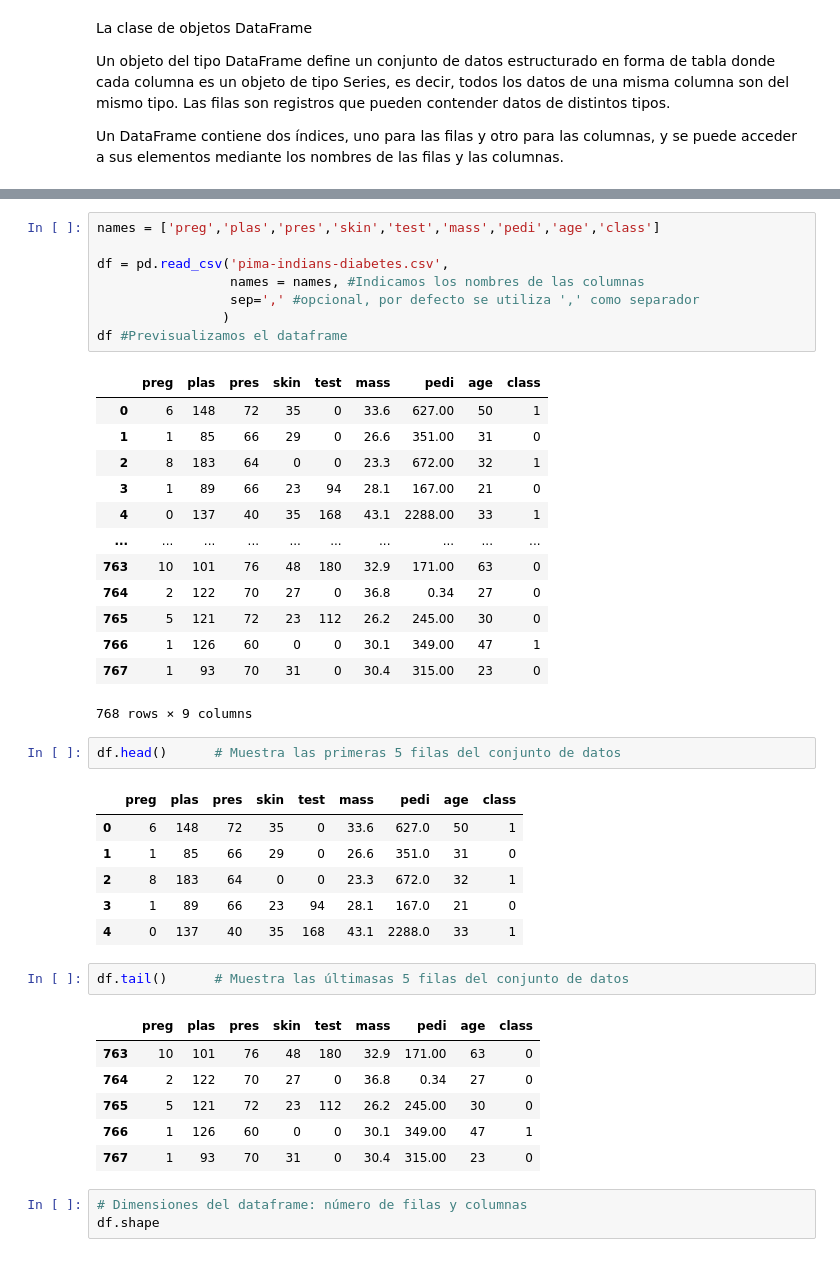
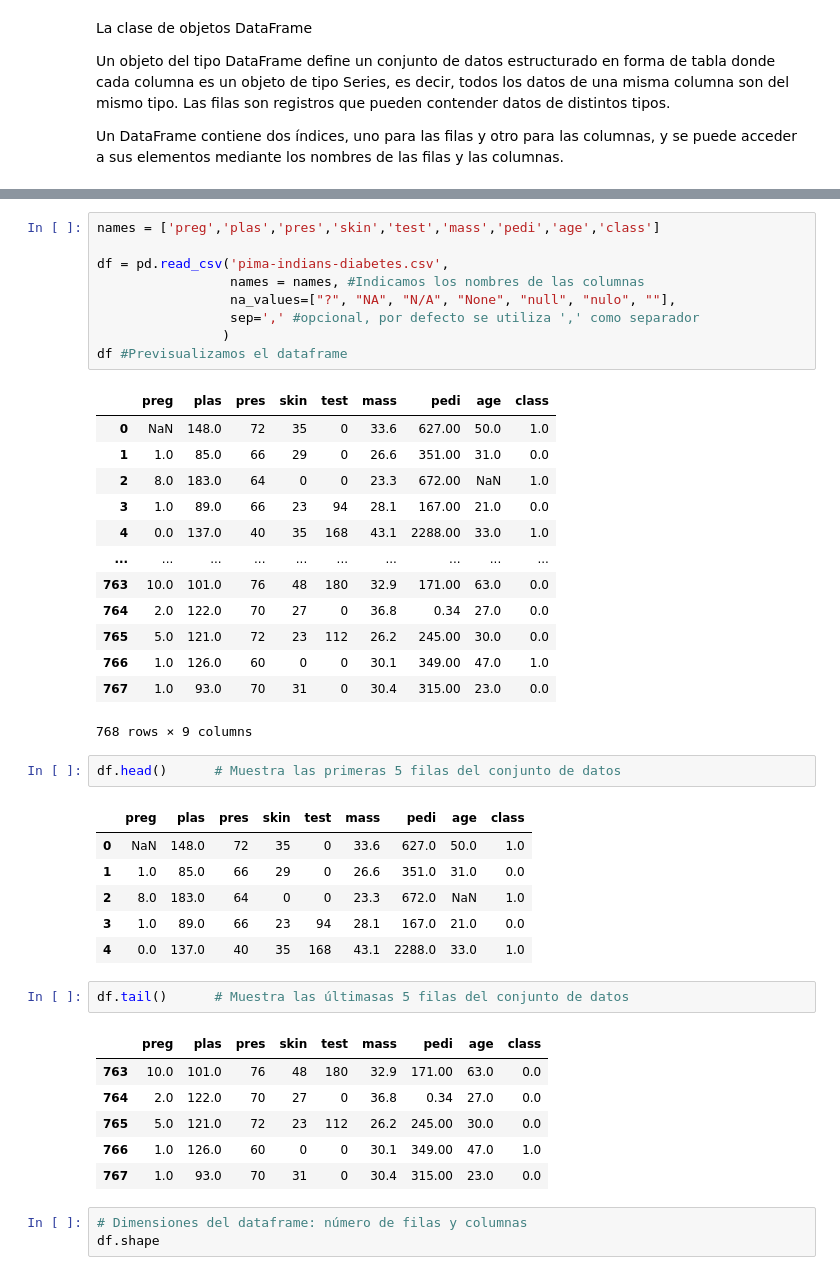
Before and after one commit to JavierPeraltaAzagra/Big-Data-e-IA, a Jupyter notebook: Sistemas de aprendizaje automático/RA2/practica1.ipynb, the cells around one changed output, grey strips where cells are left out. Cells and saved outputs as stored; diff of their text form.

```diff
--- a/Sistemas de aprendizaje automático/RA2/practica1.ipynb
+++ b/Sistemas de aprendizaje automático/RA2/practica1.ipynb
@@ -113,43 +113,44 @@ toda la información disponible sobre el conjunto de datos. En este caso estamos
 # %%
 names = ['preg','plas','pres','skin','test','mass','pedi','age','class']
 
 df = pd.read_csv('pima-indians-diabetes.csv',
                  names = names, #Indicamos los nombres de las columnas
+                 na_values=["?", "NA", "N/A", "None", "null", "nulo", ""],
                  sep=',' #opcional, por defecto se utiliza ',' como separador
                 )
 df #Previsualizamos el dataframe
 # %% [output]
 |  | preg | plas | pres | skin | test | mass | pedi | age | class |
-| 0 | 6 | 148 | 72 | 35 | 0 | 33.6 | 627.00 | 50 | 1 |
-| 1 | 1 | 85 | 66 | 29 | 0 | 26.6 | 351.00 | 31 | 0 |
-| 2 | 8 | 183 | 64 | 0 | 0 | 23.3 | 672.00 | 32 | 1 |
-| 3 | 1 | 89 | 66 | 23 | 94 | 28.1 | 167.00 | 21 | 0 |
-| 4 | 0 | 137 | 40 | 35 | 168 | 43.1 | 2288.00 | 33 | 1 |
+| 0 | NaN | 148.0 | 72 | 35 | 0 | 33.6 | 627.00 | 50.0 | 1.0 |
+| 1 | 1.0 | 85.0 | 66 | 29 | 0 | 26.6 | 351.00 | 31.0 | 0.0 |
+| 2 | 8.0 | 183.0 | 64 | 0 | 0 | 23.3 | 672.00 | NaN | 1.0 |
+| 3 | 1.0 | 89.0 | 66 | 23 | 94 | 28.1 | 167.00 | 21.0 | 0.0 |
+| 4 | 0.0 | 137.0 | 40 | 35 | 168 | 43.1 | 2288.00 | 33.0 | 1.0 |
 | ... | ... | ... | ... | ... | ... | ... | ... | ... | ... |
-| 763 | 10 | 101 | 76 | 48 | 180 | 32.9 | 171.00 | 63 | 0 |
-| 764 | 2 | 122 | 70 | 27 | 0 | 36.8 | 0.34 | 27 | 0 |
-| 765 | 5 | 121 | 72 | 23 | 112 | 26.2 | 245.00 | 30 | 0 |
-| 766 | 1 | 126 | 60 | 0 | 0 | 30.1 | 349.00 | 47 | 1 |
-| 767 | 1 | 93 | 70 | 31 | 0 | 30.4 | 315.00 | 23 | 0 |
+| 763 | 10.0 | 101.0 | 76 | 48 | 180 | 32.9 | 171.00 | 63.0 | 0.0 |
+| 764 | 2.0 | 122.0 | 70 | 27 | 0 | 36.8 | 0.34 | 27.0 | 0.0 |
+| 765 | 5.0 | 121.0 | 72 | 23 | 112 | 26.2 | 245.00 | 30.0 | 0.0 |
+| 766 | 1.0 | 126.0 | 60 | 0 | 0 | 30.1 | 349.00 | 47.0 | 1.0 |
+| 767 | 1.0 | 93.0 | 70 | 31 | 0 | 30.4 | 315.00 | 23.0 | 0.0 |
 768 rows × 9 columns
 # %%
 df.head()      # Muestra las primeras 5 filas del conjunto de datos
 # %% [output]
 |  | preg | plas | pres | skin | test | mass | pedi | age | class |
-| 0 | 6 | 148 | 72 | 35 | 0 | 33.6 | 627.0 | 50 | 1 |
-| 1 | 1 | 85 | 66 | 29 | 0 | 26.6 | 351.0 | 31 | 0 |
-| 2 | 8 | 183 | 64 | 0 | 0 | 23.3 | 672.0 | 32 | 1 |
-| 3 | 1 | 89 | 66 | 23 | 94 | 28.1 | 167.0 | 21 | 0 |
-| 4 | 0 | 137 | 40 | 35 | 168 | 43.1 | 2288.0 | 33 | 1 |
+| 0 | NaN | 148.0 | 72 | 35 | 0 | 33.6 | 627.0 | 50.0 | 1.0 |
+| 1 | 1.0 | 85.0 | 66 | 29 | 0 | 26.6 | 351.0 | 31.0 | 0.0 |
+| 2 | 8.0 | 183.0 | 64 | 0 | 0 | 23.3 | 672.0 | NaN | 1.0 |
+| 3 | 1.0 | 89.0 | 66 | 23 | 94 | 28.1 | 167.0 | 21.0 | 0.0 |
+| 4 | 0.0 | 137.0 | 40 | 35 | 168 | 43.1 | 2288.0 | 33.0 | 1.0 |
 # %%
 df.tail()      # Muestra las últimasas 5 filas del conjunto de datos
 # %% [output]
 |  | preg | plas | pres | skin | test | mass | pedi | age | class |
-| 763 | 10 | 101 | 76 | 48 | 180 | 32.9 | 171.00 | 63 | 0 |
-| 764 | 2 | 122 | 70 | 27 | 0 | 36.8 | 0.34 | 27 | 0 |
-| 765 | 5 | 121 | 72 | 23 | 112 | 26.2 | 245.00 | 30 | 0 |
-| 766 | 1 | 126 | 60 | 0 | 0 | 30.1 | 349.00 | 47 | 1 |
-| 767 | 1 | 93 | 70 | 31 | 0 | 30.4 | 315.00 | 23 | 0 |
+| 763 | 10.0 | 101.0 | 76 | 48 | 180 | 32.9 | 171.00 | 63.0 | 0.0 |
+| 764 | 2.0 | 122.0 | 70 | 27 | 0 | 36.8 | 0.34 | 27.0 | 0.0 |
+| 765 | 5.0 | 121.0 | 72 | 23 | 112 | 26.2 | 245.00 | 30.0 | 0.0 |
+| 766 | 1.0 | 126.0 | 60 | 0 | 0 | 30.1 | 349.00 | 47.0 | 1.0 |
+| 767 | 1.0 | 93.0 | 70 | 31 | 0 | 30.4 | 315.00 | 23.0 | 0.0 |
 # %%
 # Dimensiones del dataframe: número de filas y columnas
 df.shape
```
Also changed, not shown: parts of 95 cells of this notebook, 7 other files.
